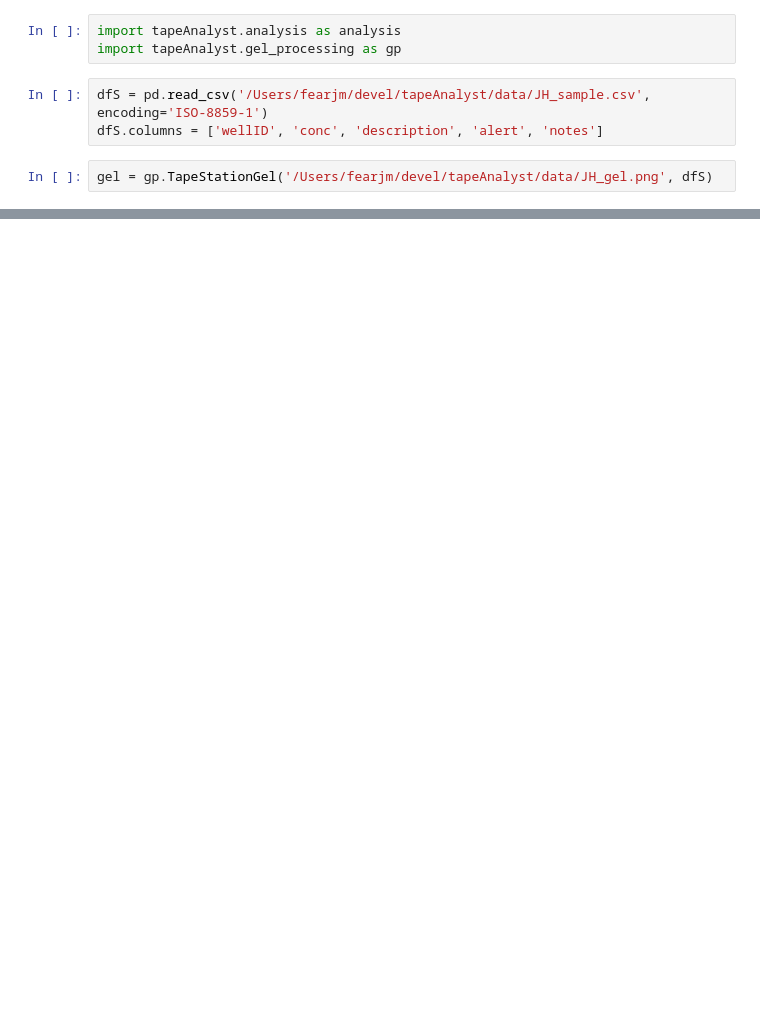
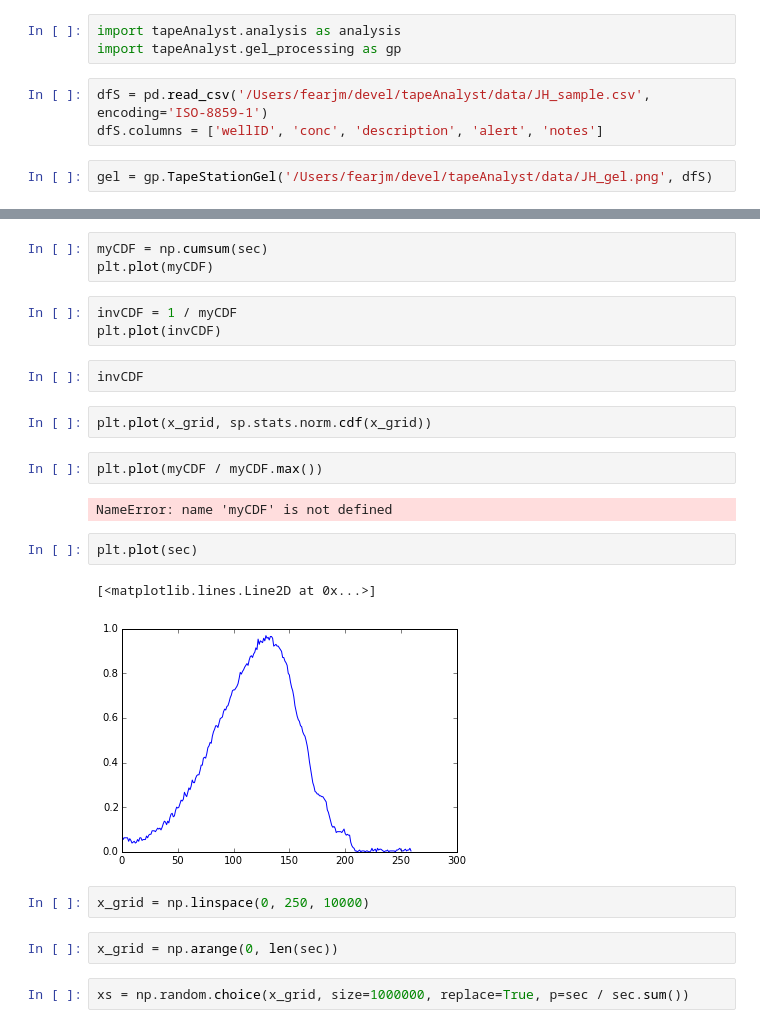
Before and after one commit to jfear/tapeAnalyst, a Jupyter notebook: notebooks/diptest.ipynb, the cells around one changed output, grey strips where cells are left out. Drawn from its saved outputs; the diff is of its cells as text; blank space fills up the shorter version.

```diff
--- a/notebooks/diptest.ipynb
+++ b/notebooks/diptest.ipynb
@@ -89,0 +86,25 @@ diptest.diptest.diptest(choice(np.arange(sec.shape[0]), p=norm, size=10000))
+# %%
+myCDF = np.cumsum(sec)
+plt.plot(myCDF)
+# %%
+invCDF = 1 / myCDF
+plt.plot(invCDF)
+# %%
+invCDF
+# %%
+plt.plot(x_grid, sp.stats.norm.cdf(x_grid))
+# %%
+plt.plot(myCDF / myCDF.max())
+# %% [output]
+NameError: name 'myCDF' is not defined
+# %%
+plt.plot(sec)
+# %% [output]
+[<matplotlib.lines.Line2D at 0x...>]
+[figure, added]
+# %%
+x_grid = np.linspace(0, 250, 10000)
+# %%
+x_grid = np.arange(0, len(sec))
+# %%
+xs = np.random.choice(x_grid, size=1000000, replace=True, p=sec / sec.sum())
```
Also changed, not shown: parts of 26 cells of this notebook, 1 other file.
